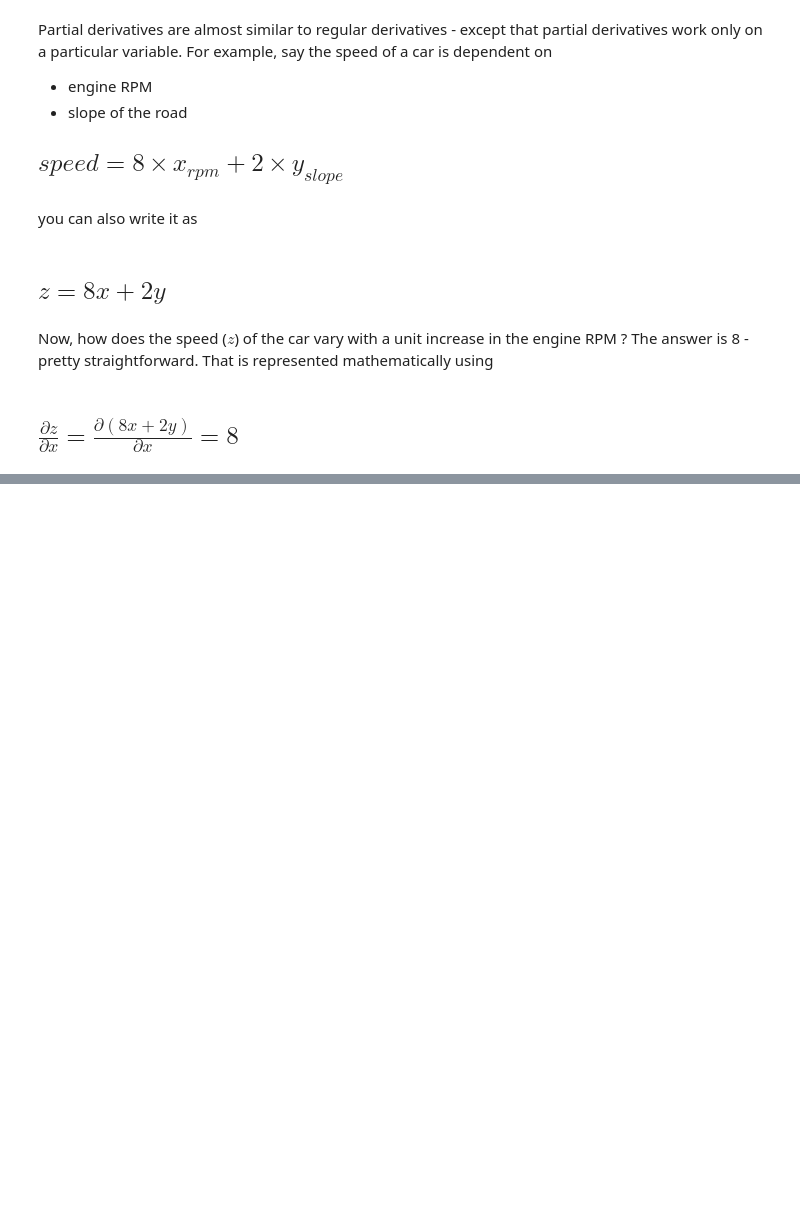
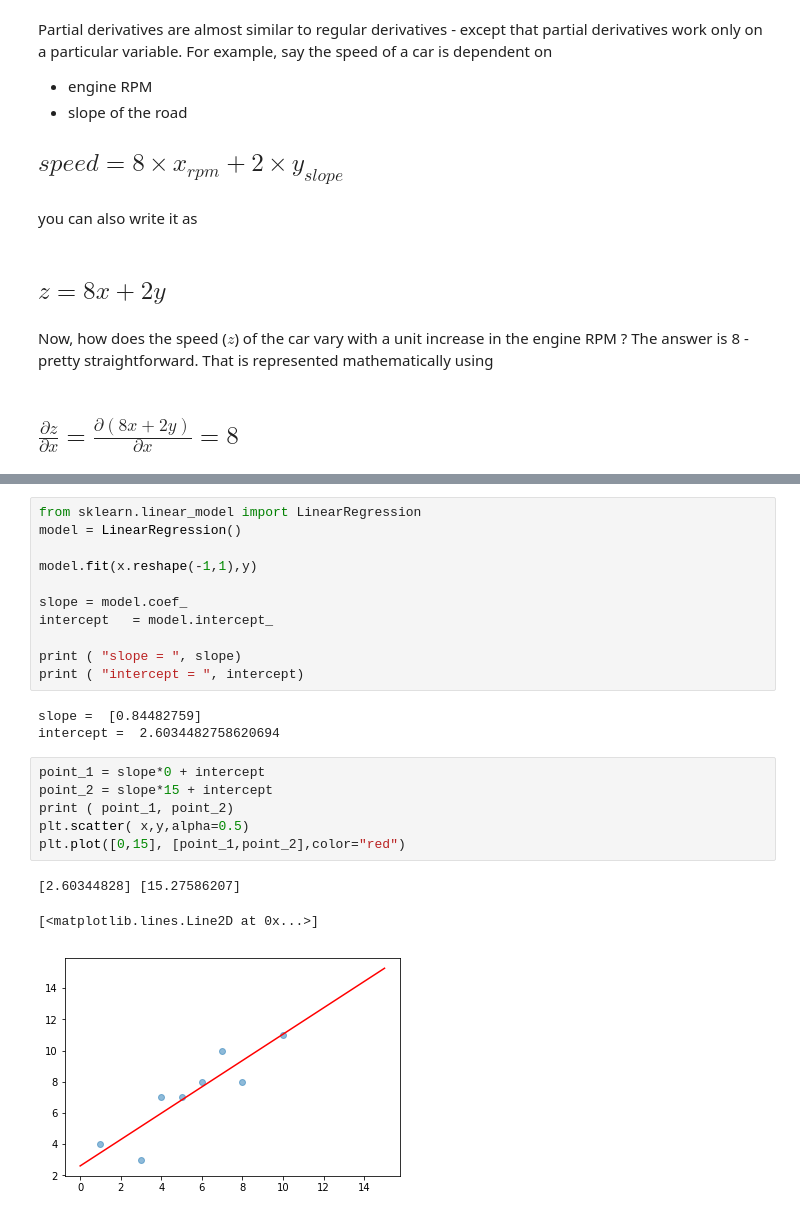
Before and after one commit to hotcode002/deep_learning, a Jupyter notebook: Week 1/gradient_descent.ipynb, the cells around one changed output, grey strips where cells are left out. Cells and saved outputs as stored; diff of their text form; blank space fills up the shorter version.

```diff
--- a/Week 1/gradient_descent.ipynb
+++ b/Week 1/gradient_descent.ipynb
@@ -175,0 +222,24 @@ Now, how does the speed ($z$) of the car vary with a unit increase in the engine
+# %%
+from sklearn.linear_model import LinearRegression
+model = LinearRegression()
+
+model.fit(x.reshape(-1,1),y)
+
+slope = model.coef_
+intercept   = model.intercept_
+
+print ( "slope = ", slope)
+print ( "intercept = ", intercept)
+# %% [output]
+slope =  [0.84482759]
+intercept =  2.6034482758620694
+# %%
+point_1 = slope*0 + intercept
+point_2 = slope*15 + intercept
+print ( point_1, point_2)
+plt.scatter( x,y,alpha=0.5)
+plt.plot([0,15], [point_1,point_2],color="red")
+# %% [output]
+[2.60344828] [15.27586207]
+[<matplotlib.lines.Line2D at 0x...>]
+[figure, added]
```
Also changed, not shown: parts of 28 cells of this notebook, 2 other files.
